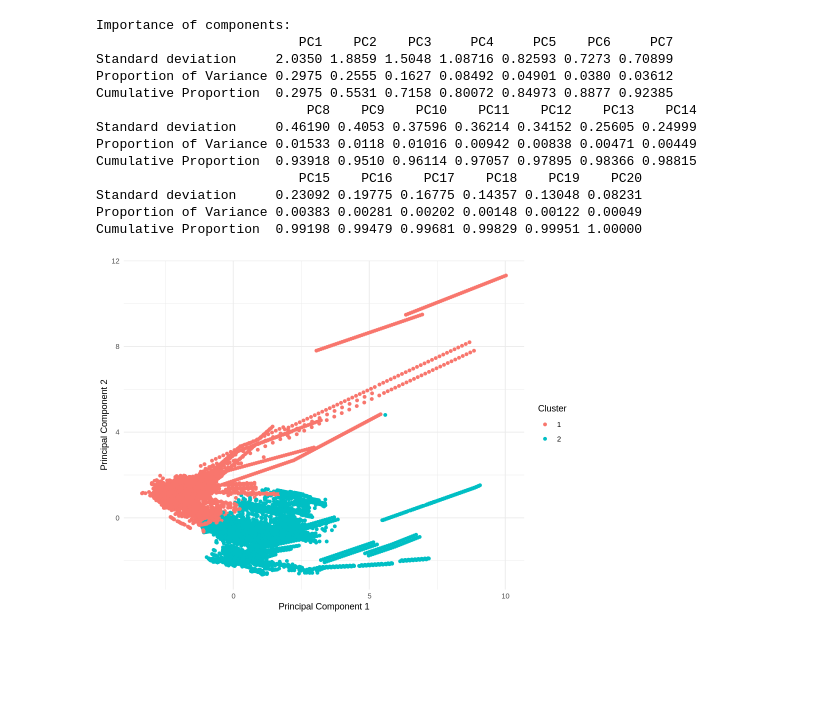
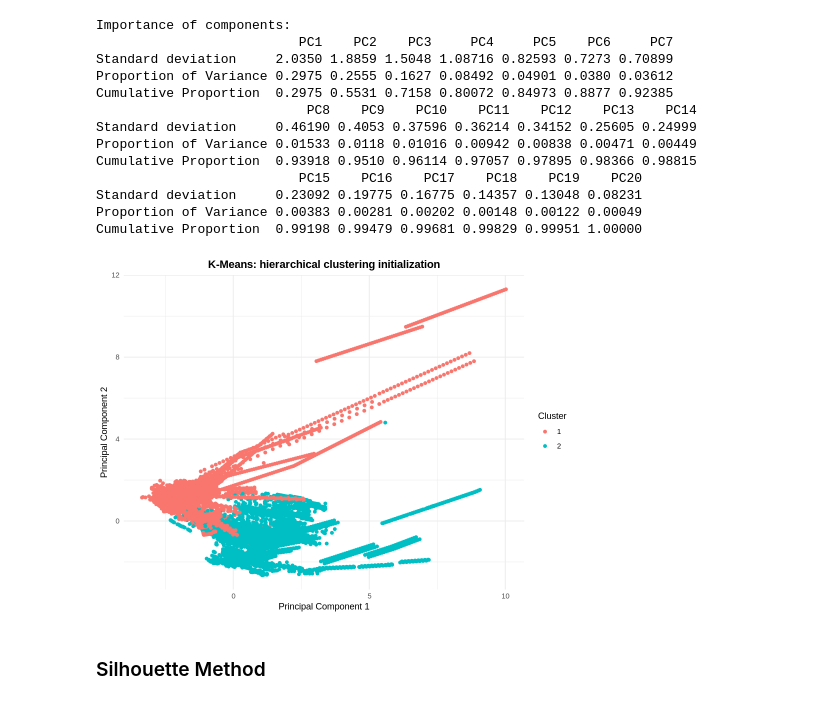
Before and after one commit to raffaele-aurucci/Phishing_URLs_Analysis, a Jupyter notebook: 7.clustering_synthetic_ds.ipynb, the cells around one changed output. Cells and saved outputs as stored; diff of their text form; code cells hidden in the pictures; blank space fills up the shorter version.

```diff
--- a/7.clustering_synthetic_ds.ipynb
+++ b/7.clustering_synthetic_ds.ipynb
@@ -930,11 +924,0 @@ print(paste("Between-cluster variance: ", km$betweenss))
-# %%
-df_X$cluster <- km$cluster
-
-# Create a contingency table between the cluster and the label
-contingency_table <- table(df_X$cluster, df$label)
-
-# Rename columns
-colnames(contingency_table) <- c("phishing", "legitimate")
-
-print("Contingency table between cluster and label:")
-print(contingency_table)
@@ -1067,11 +992,16 @@ Cumulative Proportion  0.99198 0.99479 0.99681 0.99829 0.99951 1.00000
 # %%
 options(repr.plot.width = 8, repr.plot.height = 6)
 
 # Show clusters
-plot_df <- data.frame(data_pca, Cluster = factor(km$cluster))
+plot_df <- data.frame(data_pca, Cluster = factor(cut))
 ggplot(plot_df, aes(x = data_pca[,1], y = data_pca[,2], color = Cluster)) +
   geom_point() +
-  labs(x = "Principal Component 1", y = "Principal Component 2") +
-  theme_minimal()
+  labs(x = "Principal Component 1", y = "Principal Component 2", title = "K-Means: hierarchical clustering initialization") +
+  theme_minimal() +
+  theme(
+    plot.title = element_text(hjust = 0.5, face = "bold")
+  )
 # %% [output]
-[figure, old version]
+[figure, new version]
+# %% [markdown]
+### Silhouette Method
```
Also changed, not shown: parts of 23 cells of this notebook, 1 other file.
